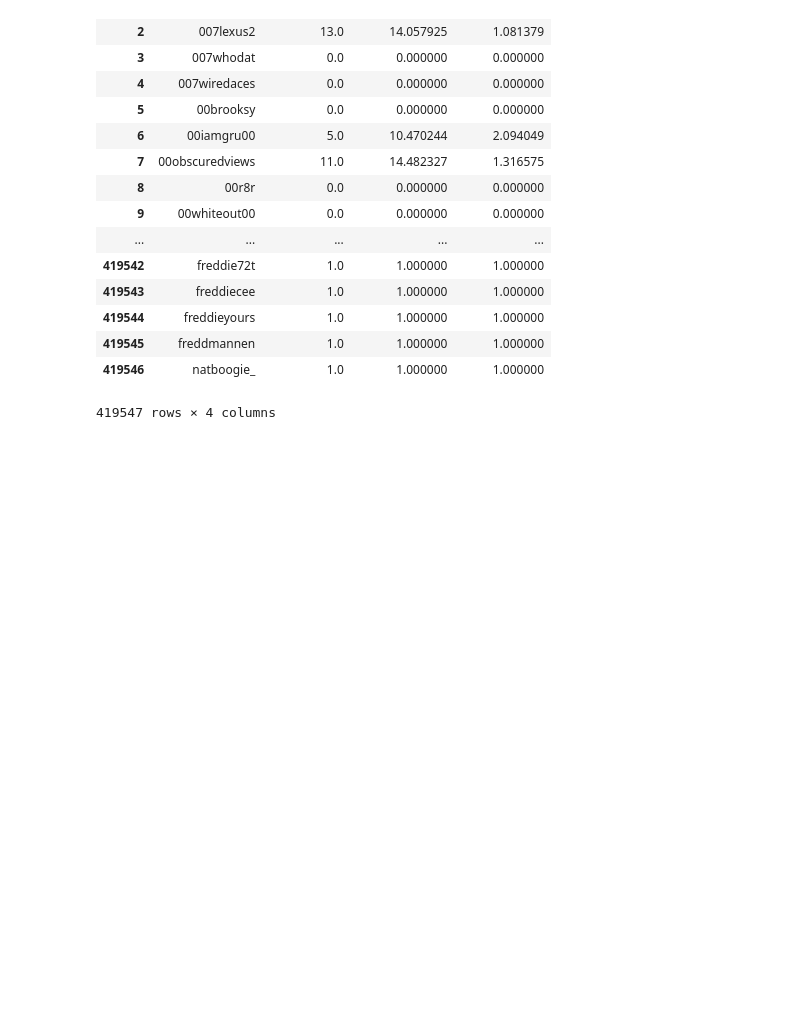
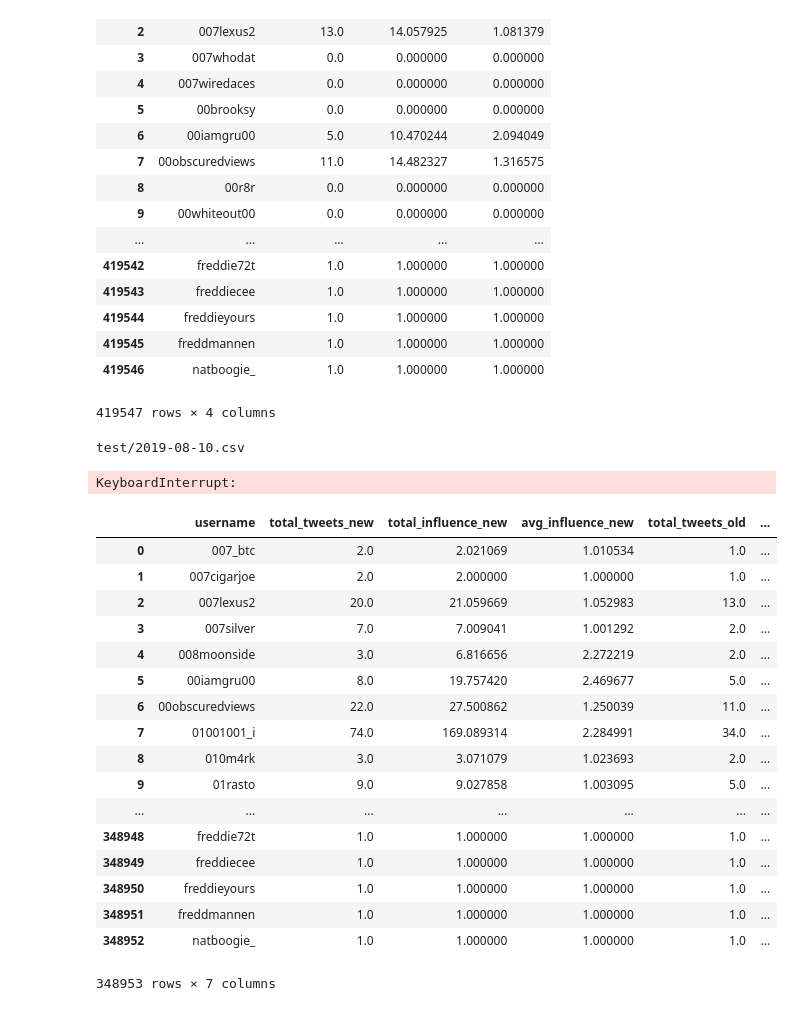
Before and after one commit to warproxxx/crypto-analysis-live, a Jupyter notebook: algorithm/Testing Weekly process.ipynb, the cells around one changed output. Drawn from its saved outputs; the diff is of its cells as text; code cells hidden in the pictures; blank space fills up the shorter version.

```diff
--- a/algorithm/Testing Weekly process.ipynb
+++ b/algorithm/Testing Weekly process.ipynb
@@ -411,0 +414,39 @@ sub_inf(combined_inf, new_inf)
+# %%
+import tarfile
+tar = tarfile.open("sample.tar.gz", "w:gz", compresslevel=5)
+
+for name in files:
+    print(name)
+    tar.add(name)
+tar.close()
+
+for file in files:
+    os.remove(file)
+# %% [output]
+test/2019-08-10.csv
+KeyboardInterrupt:
+# %%
+influence = pd.read_csv('data/userwise_influence.csv')
+# %%
+old_influence = pd.read_csv('data/userwise_influence_old.csv')[['username', 'total_tweets', 'total_influence', 'avg_influence']]
+# %%
+influence.merge(old_influence, on='username', suffixes=('_new', '_old'))
+# %% [output]
+|  | username | total_tweets_new | total_influence_new | avg_influence_new | total_tweets_old | ... |
+| 0 | 007_btc | 2.0 | 2.021069 | 1.010534 | 1.0 | ... |
+| 1 | 007cigarjoe | 2.0 | 2.000000 | 1.000000 | 1.0 | ... |
+| 2 | 007lexus2 | 20.0 | 21.059669 | 1.052983 | 13.0 | ... |
+| 3 | 007silver | 7.0 | 7.009041 | 1.001292 | 2.0 | ... |
+| 4 | 008moonside | 3.0 | 6.816656 | 2.272219 | 2.0 | ... |
+| 5 | 00iamgru00 | 8.0 | 19.757420 | 2.469677 | 5.0 | ... |
+| 6 | 00obscuredviews | 22.0 | 27.500862 | 1.250039 | 11.0 | ... |
+| 7 | 01001001_i | 74.0 | 169.089314 | 2.284991 | 34.0 | ... |
+| 8 | 010m4rk | 3.0 | 3.071079 | 1.023693 | 2.0 | ... |
+| 9 | 01rasto | 9.0 | 9.027858 | 1.003095 | 5.0 | ... |
+| ... | ... | ... | ... | ... | ... | ... |
+| 348948 | freddie72t | 1.0 | 1.000000 | 1.000000 | 1.0 | ... |
+| 348949 | freddiecee | 1.0 | 1.000000 | 1.000000 | 1.0 | ... |
+| 348950 | freddieyours | 1.0 | 1.000000 | 1.000000 | 1.0 | ... |
+| 348951 | freddmannen | 1.0 | 1.000000 | 1.000000 | 1.0 | ... |
+| 348952 | natboogie_ | 1.0 | 1.000000 | 1.000000 | 1.0 | ... |
+348953 rows × 7 columns
```
Also changed, not shown: parts of 4 cells of this notebook, 1 other file.
